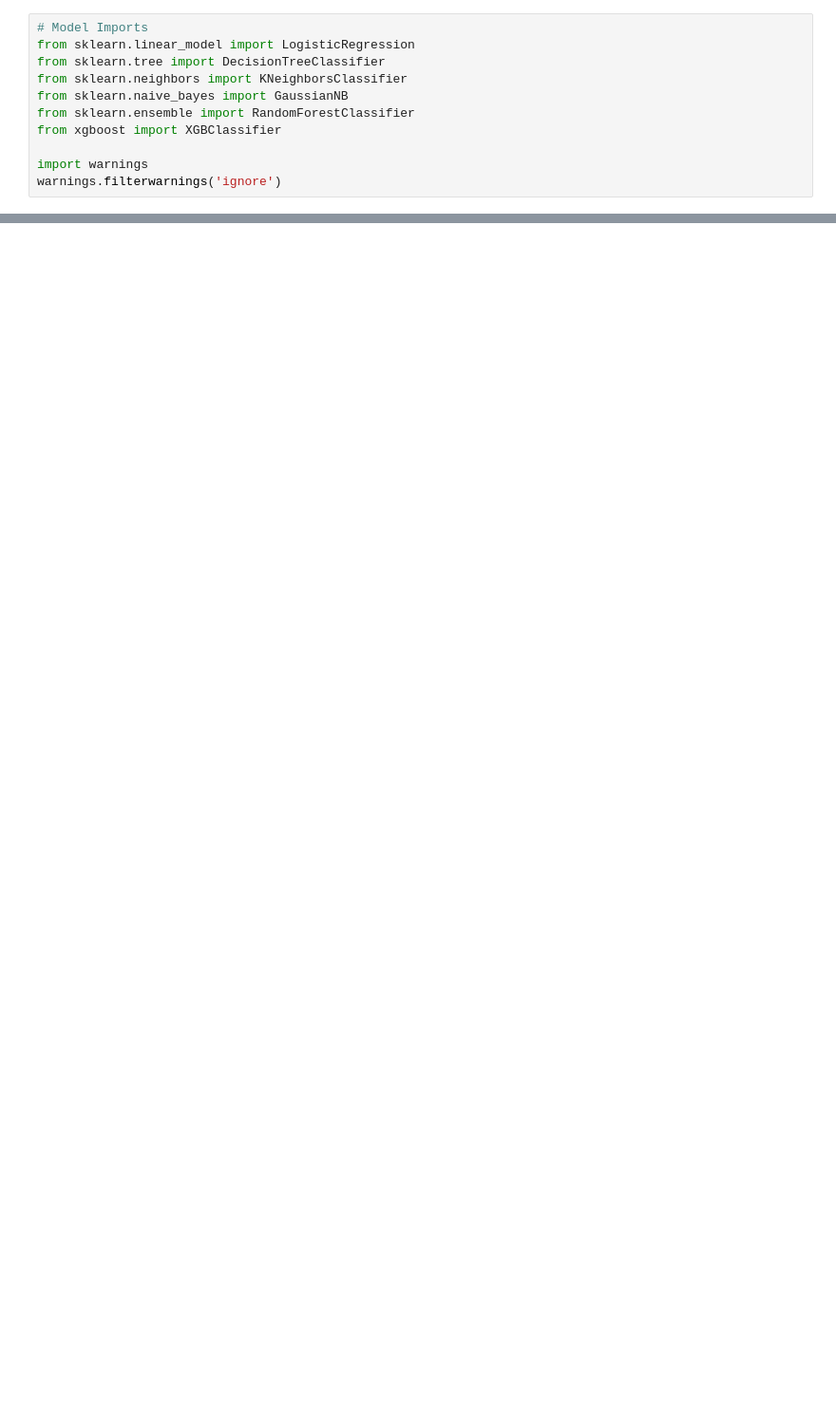
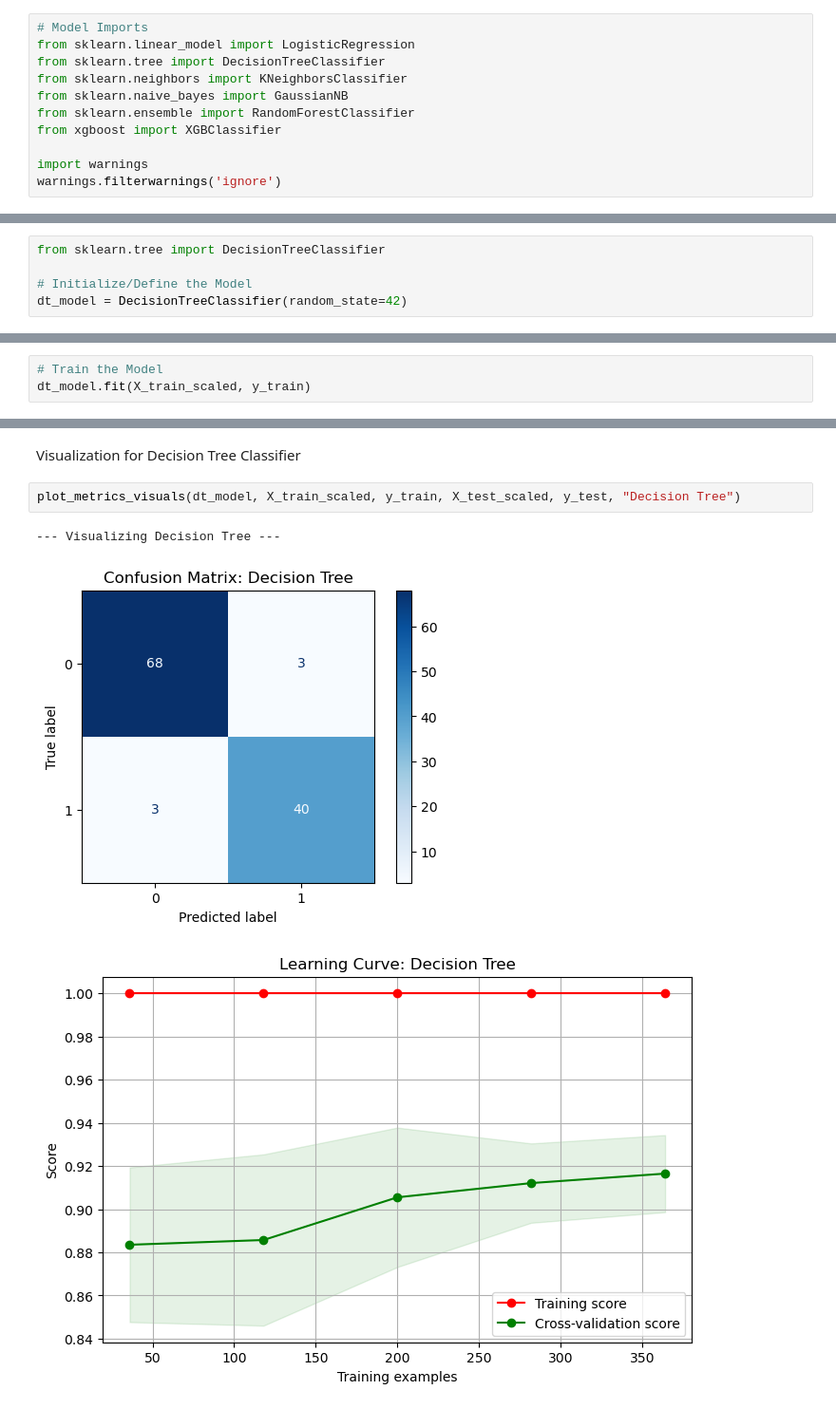
Before and after one commit to fouzan-ashraf/BITS-MTech-Fouzan-ML-Assignment2, a Jupyter notebook: model/2025ab05236_ml_assignment2.ipynb, the cells around one changed output, grey strips where cells are left out. Shown at 95% size. Saved outputs shown, nothing was run; the diff lists cells and outputs as text; blank space fills up the shorter version.

```diff
--- a/model/2025ab05236_ml_assignment2.ipynb
+++ b/model/2025ab05236_ml_assignment2.ipynb
@@ -55,0 +317,5 @@ Please check the file name and location.
+# %%
+from sklearn.tree import DecisionTreeClassifier
+
+# Initialize/Define the Model
+dt_model = DecisionTreeClassifier(random_state=42)
@@ -55,0 +324,3 @@ Please check the file name and location.
+# %%
+# Train the Model
+dt_model.fit(X_train_scaled, y_train)
@@ -55,0 +353,8 @@ Please check the file name and location.
+# %% [markdown]
+Visualization for Decision Tree Classifier
+# %%
+plot_metrics_visuals(dt_model, X_train_scaled, y_train, X_test_scaled, y_test, "Decision Tree")
+# %% [output]
+--- Visualizing Decision Tree ---
+[figure, added]
+[figure, added]
```
Also changed, not shown: parts of 64 cells of this notebook, 2 other files.
